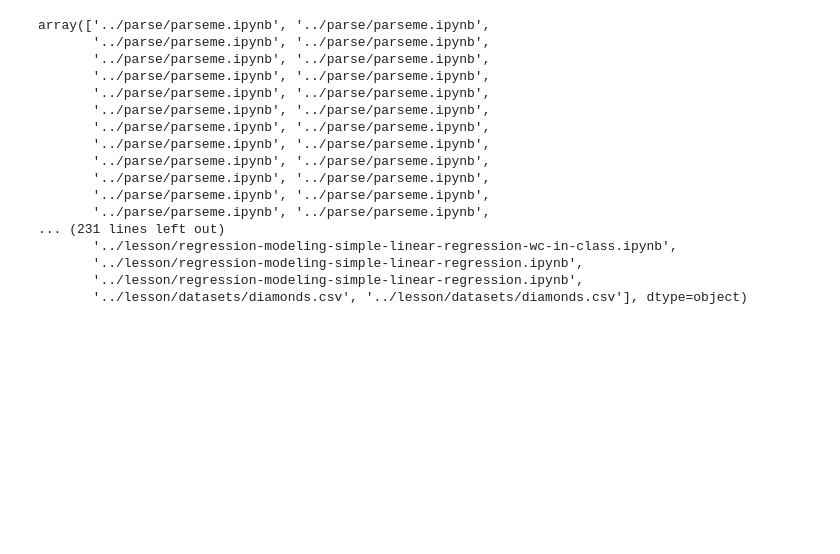
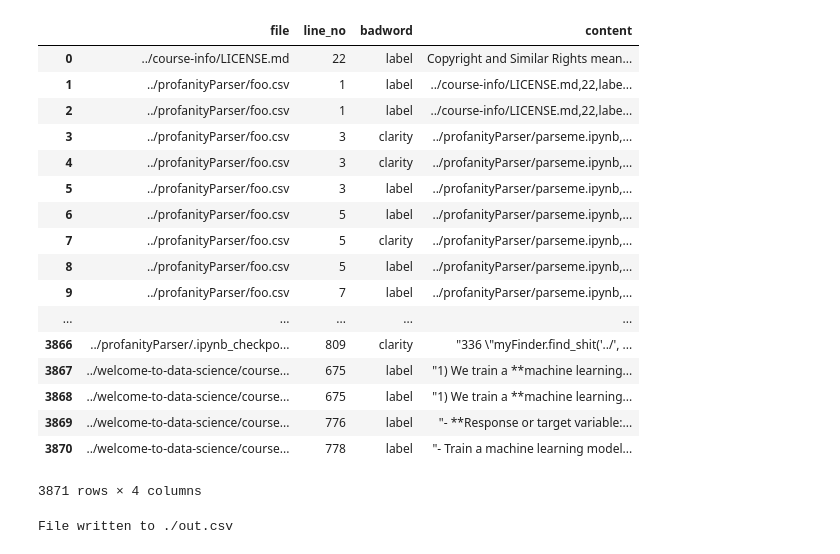
Before and after one commit to ggodreau/profanityParser, a Jupyter notebook: parseme.ipynb, the cells around one changed output. Drawn from its saved outputs; the diff is of its cells as text; code cells hidden in the pictures; blank space fills up the shorter version.

Commit message:
added write to csv, may need newline quotechar bug fixed

```diff
--- a/parseme.ipynb
+++ b/parseme.ipynb
@@ -23,13 +23,33 @@ class Zerofucks:
             shitString += word + "|"
         return shitString[:-1]
 
-    def __clean_df__(self, df):
-        df.line_no.astype('int8')
+    def write_df(self, path='./', filename='out.csv'):
+        '''
+        path: path to where you want to put the file
+        filename: name of file
+
+        Writes the csv from self.df to a csv file
+        '''
+        try:
+            self.df.to_csv(path_or_buf=path + filename, index=False, chunksize=1000)
+            print("File written to {}".format(path + filename))
+        except:
+            print("Unable to write csv, did you run .find_shit() yet?")
 
     def find_shit(self, root='./', bad_words=['fuck', 'shit']):
+        '''
+        root: the directory root where you want the crawl to start
+        bad_words: list of words you want to search for.
+            These can also be regular expressions. It will
+            match partials, so 'fuck' will match 'fucking',
+            'unfuckingbelievable', etc. Use \b and similar
+            to constrain to word boundaries.
 
+        The meat and potatoes, this is what conducts the walk
+        and writes the resultant dataframe to self.df.
 
-
+        To export the df to a csv, use the write_df() method.
+        '''
         for item in os.walk(root):
 
             # keep records for each directory parsed
@@ -64,6 +84,9 @@ class Zerofucks:
 
         # change the silly auto-detected float line_no to an integer
         self.df['line_no'] = self.df.copy()['line_no'].apply(lambda x: int(x))
-        return self.df
+        # return self.df
+        print("Dataframe successfully created, \n \
+            use <obj>.df to print the df, or \n \
+            .write_df() method to write to file.")
 # %%
 myFinder = Zerofucks()
@@ -107,20 +112,25 @@ Searching ../.ipynb_checkpoints/toc-checkpoint.ipynb
 # %%
-myFinder.df['file'].values
+myFinder.df
 # %% [output]
+|  | file | line_no | badword | content |
+| 0 | ../course-info/LICENSE.md | 22 | label | Copyright and Similar Rights mean... |
+| 1 | ../profanityParser/foo.csv | 1 | label | ../course-info/LICENSE.md,22,labe... |
+| 2 | ../profanityParser/foo.csv | 1 | label | ../course-info/LICENSE.md,22,labe... |
+| 3 | ../profanityParser/foo.csv | 3 | clarity | ../profanityParser/parseme.ipynb,... |
+| 4 | ../profanityParser/foo.csv | 3 | clarity | ../profanityParser/parseme.ipynb,... |
+| 5 | ../profanityParser/foo.csv | 3 | label | ../profanityParser/parseme.ipynb,... |
+| 6 | ../profanityParser/foo.csv | 5 | label | ../profanityParser/parseme.ipynb,... |
+| 7 | ../profanityParser/foo.csv | 5 | clarity | ../profanityParser/parseme.ipynb,... |
+| 8 | ../profanityParser/foo.csv | 5 | label | ../profanityParser/parseme.ipynb,... |
+| 9 | ../profanityParser/foo.csv | 7 | label | ../profanityParser/parseme.ipynb,... |
+| ... | ... | ... | ... | ... |
+| 3866 | ../profanityParser/.ipynb_checkpo... | 809 | clarity | "336 \"myFinder.find_shit('../', ... |
+| 3867 | ../welcome-to-data-science/course... | 675 | label | "1) We train a **machine learning... |
+| 3868 | ../welcome-to-data-science/course... | 675 | label | "1) We train a **machine learning... |
+| 3869 | ../welcome-to-data-science/course... | 776 | label | "- **Response or target variable:... |
+| 3870 | ../welcome-to-data-science/course... | 778 | label | "- Train a machine learning model... |
-array(['../parse/parseme.ipynb', '../parse/parseme.ipynb',
-       '../parse/parseme.ipynb', '../parse/parseme.ipynb',
-       '../parse/parseme.ipynb', '../parse/parseme.ipynb',
-       '../parse/parseme.ipynb', '../parse/parseme.ipynb',
-       '../parse/parseme.ipynb', '../parse/parseme.ipynb',
-       '../parse/parseme.ipynb', '../parse/parseme.ipynb',
-       '../parse/parseme.ipynb', '../parse/parseme.ipynb',
-       '../parse/parseme.ipynb', '../parse/parseme.ipynb',
-       '../parse/parseme.ipynb', '../parse/parseme.ipynb',
-       '../parse/parseme.ipynb', '../parse/parseme.ipynb',
-       '../parse/parseme.ipynb', '../parse/parseme.ipynb',
-       '../parse/parseme.ipynb', '../parse/parseme.ipynb',
-... (231 lines left out)
-       '../lesson/regression-modeling-simple-linear-regression-wc-in-class.ipynb',
-       '../lesson/regression-modeling-simple-linear-regression.ipynb',
-       '../lesson/regression-modeling-simple-linear-regression.ipynb',
-       '../lesson/datasets/diamonds.csv', '../lesson/datasets/diamonds.csv'], dtype=object)
+3871 rows × 4 columns
+# %%
+myFinder.write_df()
+# %% [output]
+File written to ./out.csv
```
Also changed, not shown: parts of 1 cell of this notebook.
